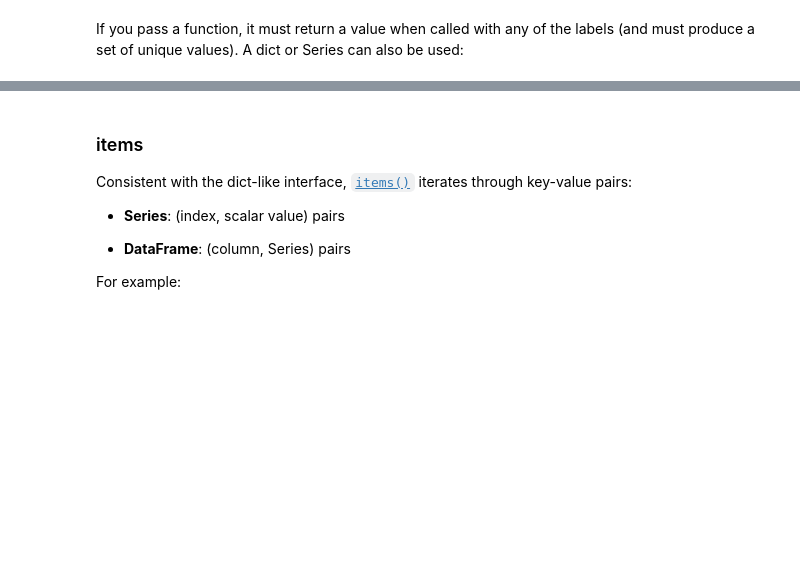
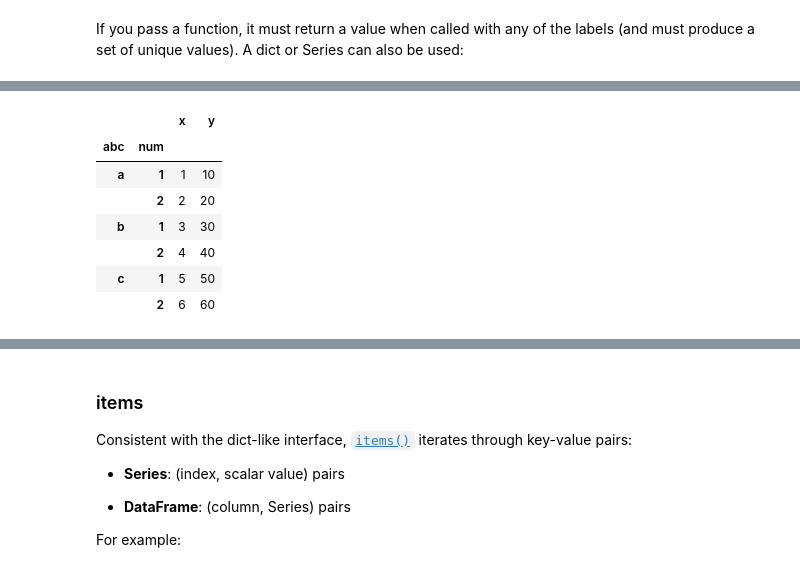
Before and after one commit to Francesco-Ghizzo/Data-Science, a Jupyter notebook: Python/Pandas/User Guide/Essential basic functionality.ipynb, the cells around one changed output, grey strips where cells are left out. Saved outputs shown, nothing was run; the diff lists cells and outputs as text; code cells hidden in the pictures; blank space fills up the shorter version.

```diff
--- a/Python/Pandas/User Guide/Essential basic functionality.ipynb
+++ b/Python/Pandas/User Guide/Essential basic functionality.ipynb
@@ -2061,0 +2023,11 @@ Series can also be used:</p>
+# %%
+df.rename_axis(index={"let": "abc"})
+# %% [output]
+|  |  | x | y |
+| abc | num |  |  |
+| a | 1 | 1 | 10 |
+|  | 2 | 2 | 20 |
+| b | 1 | 3 | 30 |
+|  | 2 | 4 | 40 |
+| c | 1 | 5 | 50 |
+|  | 2 | 6 | 60 |
```
Also changed, not shown: parts of 199 cells of this notebook.
